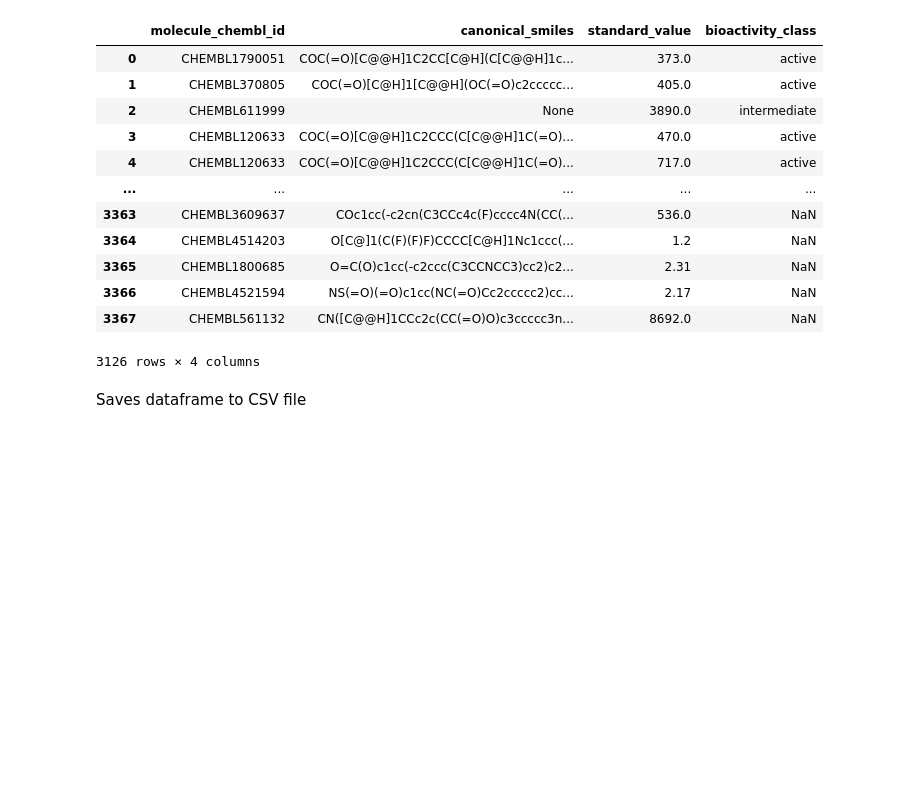
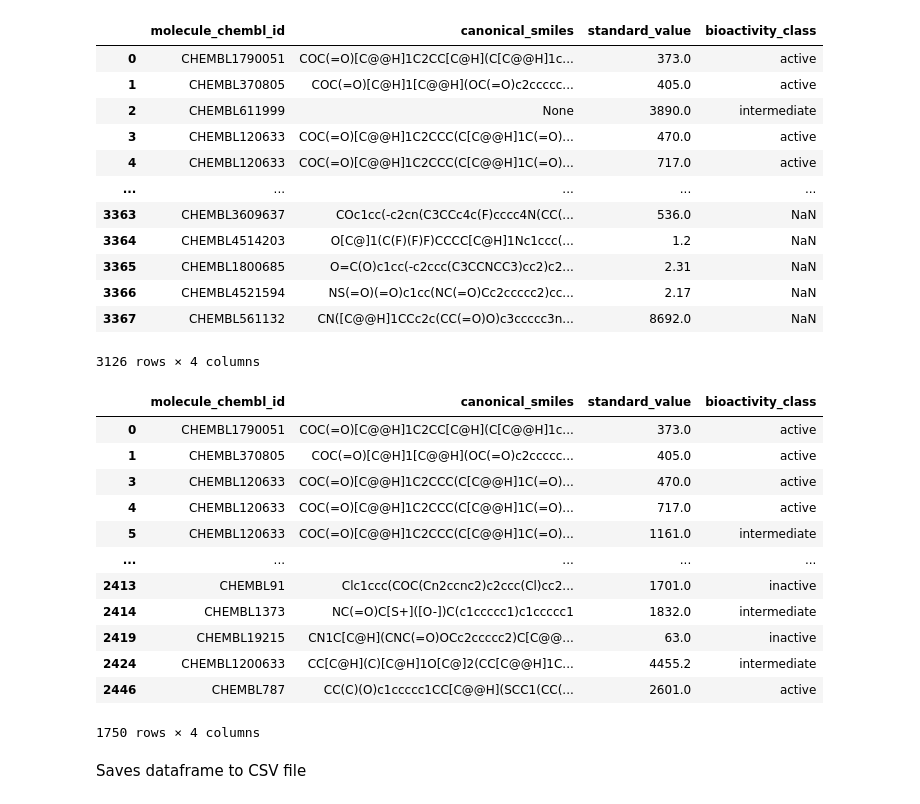
Before and after one commit to Rodhanp/Drug-Discovery, a Jupyter notebook: 1_Data Collection and Pre-processing/analysis/04082021/DAT/DAT-bioactivity-data-04082021.ipynb, the cells around one changed output. Saved outputs shown, nothing was run; the diff lists cells and outputs as text; code cells hidden in the pictures; blank space fills up the shorter version.

```diff
--- a/1_Data Collection and Pre-processing/analysis/04082021/DAT/DAT-bioactivity-data-04082021.ipynb
+++ b/1_Data Collection and Pre-processing/analysis/04082021/DAT/DAT-bioactivity-data-04082021.ipynb
@@ -247,6 +262,22 @@ df4
 | 3366 | CHEMBL4521594 | NS(=O)(=O)c1cc(NC(=O)Cc2ccccc2)cc... | 2.17 | NaN |
 | 3367 | CHEMBL561132 | CN([C@@H]1CCc2c(CC(=O)O)c3ccccc3n... | 8692.0 | NaN |
 3126 rows × 4 columns
+# %%
+df5=df4.dropna()
+# %% [output]
+|  | molecule_chembl_id | canonical_smiles | standard_value | bioactivity_class |
+| 0 | CHEMBL1790051 | COC(=O)[C@@H]1C2CC[C@H](C[C@@H]1c... | 373.0 | active |
+| 1 | CHEMBL370805 | COC(=O)[C@H]1[C@@H](OC(=O)c2ccccc... | 405.0 | active |
+| 3 | CHEMBL120633 | COC(=O)[C@@H]1C2CCC(C[C@@H]1C(=O)... | 470.0 | active |
+| 4 | CHEMBL120633 | COC(=O)[C@@H]1C2CCC(C[C@@H]1C(=O)... | 717.0 | active |
+| 5 | CHEMBL120633 | COC(=O)[C@@H]1C2CCC(C[C@@H]1C(=O)... | 1161.0 | intermediate |
+| ... | ... | ... | ... | ... |
+| 2413 | CHEMBL91 | Clc1ccc(COC(Cn2ccnc2)c2ccc(Cl)cc2... | 1701.0 | inactive |
+| 2414 | CHEMBL1373 | NC(=O)C[S+]([O-])C(c1ccccc1)c1ccccc1 | 1832.0 | intermediate |
+| 2419 | CHEMBL19215 | CN1C[C@H](CNC(=O)OCc2ccccc2)C[C@@... | 63.0 | inactive |
+| 2424 | CHEMBL1200633 | CC[C@H](C)[C@H]1O[C@]2(CC[C@@H]1C... | 4455.2 | intermediate |
+| 2446 | CHEMBL787 | CC(C)(O)c1ccccc1CC[C@@H](SCC1(CC(... | 2601.0 | active |
+1750 rows × 4 columns
 # %% [markdown]
 Saves dataframe to CSV file
 # %%
```
Also changed, not shown: parts of 3 cells of this notebook, 2 other files.
